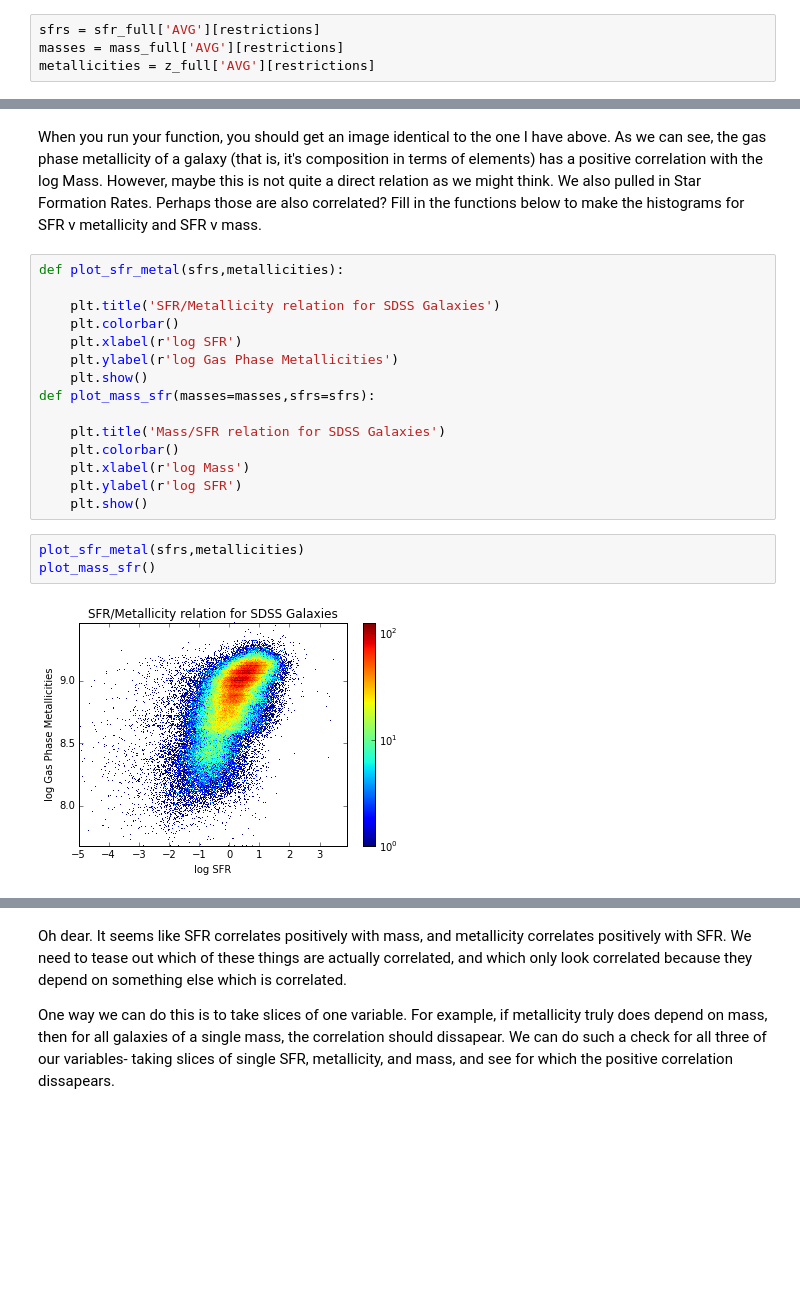
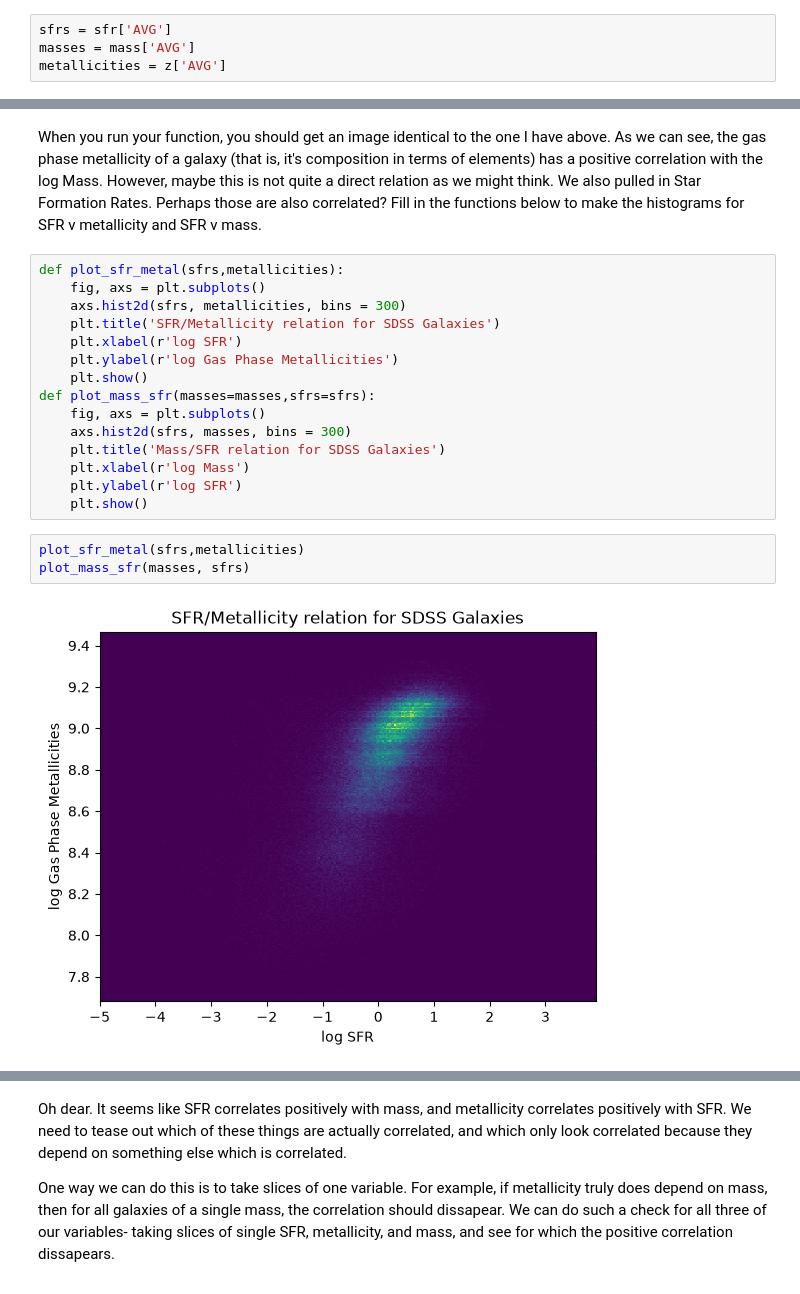
Before and after one commit to NickGunder/Python4Astronomers, a Jupyter notebook: sdss_tutorial.ipynb, the cells around one changed output, grey strips where cells are left out. Cells and saved outputs as stored; diff of their text form; blank space fills up the shorter version.

```diff
--- a/sdss_tutorial.ipynb
+++ b/sdss_tutorial.ipynb
@@ -80,7 +80,7 @@ array([( 0.0813901 , -4.4283232 , 0.,  0.04046527,  0.05000019, -0.19248106, -0.
 # %% [markdown]
 Essentially, sfr is a an array of the same type as the original, only with the bad entries removed. Using the same indexing, create variables sfrs, masses, and metallicities by indexing your sfr, mass, and z arrays for the "AVG" column.
 # %%
-sfrs = sfr_full['AVG'][restrictions]
-masses = mass_full['AVG'][restrictions]
-metallicities = z_full['AVG'][restrictions]
+sfrs = sfr['AVG']
+masses = mass['AVG']
+metallicities = z['AVG']
 # %%
@@ -107,21 +109,21 @@ plot_mass_vs_metal(masses,metallicities)
 When you run your function, you should get an image identical to the one I have above. As we can see, the gas phase metallicity of a galaxy (that is, it's composition in terms of elements) has a positive correlation with the log Mass. However, maybe this is not quite a direct relation as we might think. We also pulled in Star Formation Rates. Perhaps those are also correlated? Fill in the functions below to make the histograms for SFR v metallicity and SFR v mass.
 # %%
 def plot_sfr_metal(sfrs,metallicities):
-
+    fig, axs = plt.subplots()
+    axs.hist2d(sfrs, metallicities, bins = 300)
     plt.title('SFR/Metallicity relation for SDSS Galaxies')
-    plt.colorbar()
     plt.xlabel(r'log SFR')
     plt.ylabel(r'log Gas Phase Metallicities')
     plt.show()
 def plot_mass_sfr(masses=masses,sfrs=sfrs):
-
+    fig, axs = plt.subplots()
+    axs.hist2d(sfrs, masses, bins = 300)
     plt.title('Mass/SFR relation for SDSS Galaxies')
-    plt.colorbar()
     plt.xlabel(r'log Mass')
     plt.ylabel(r'log SFR')
     plt.show()
 # %%
 plot_sfr_metal(sfrs,metallicities)
-plot_mass_sfr()
+plot_mass_sfr(masses, sfrs)
 # %% [output]
-[figure, old version]
+[figure, new version]
```
Also changed, not shown: parts of 6 cells of this notebook.
